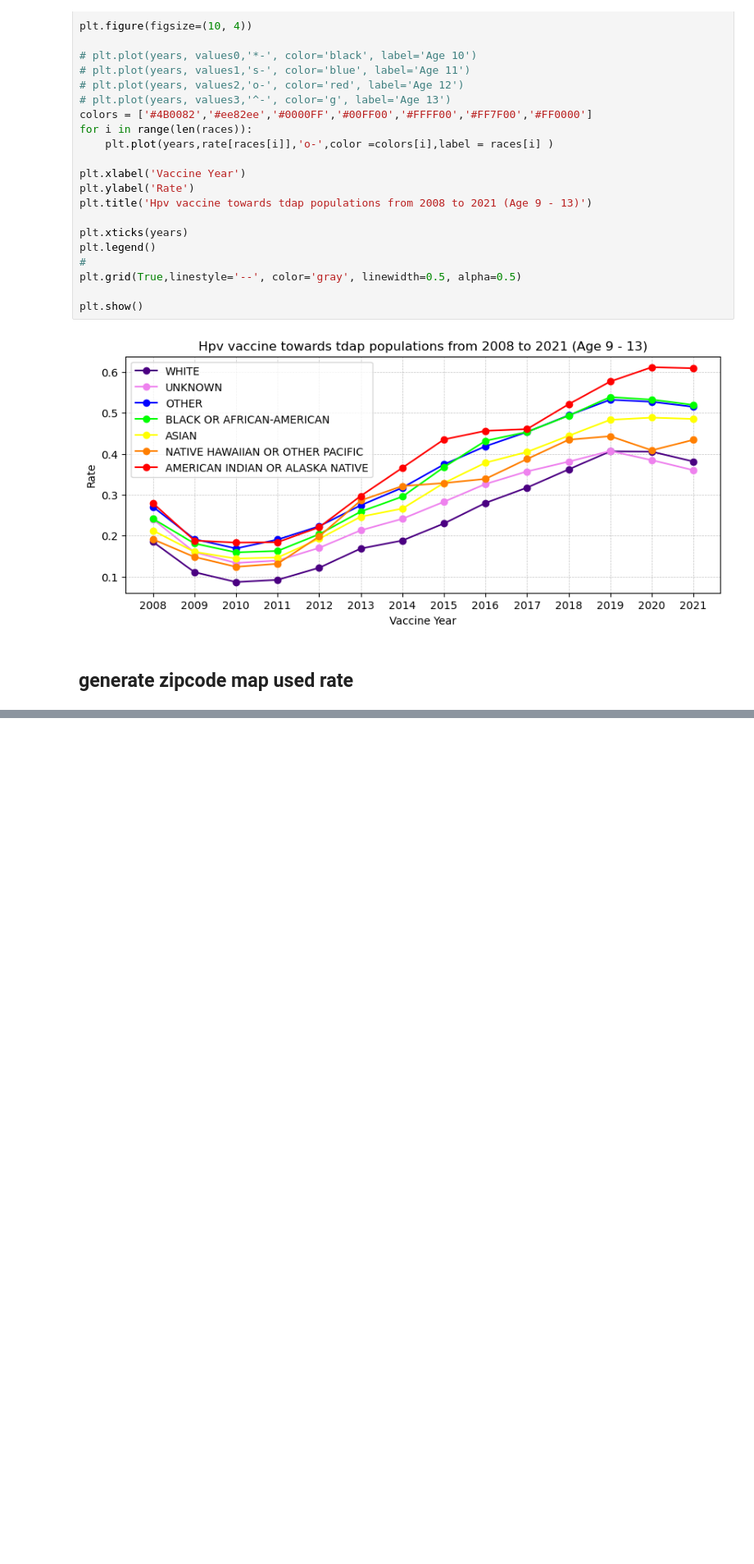
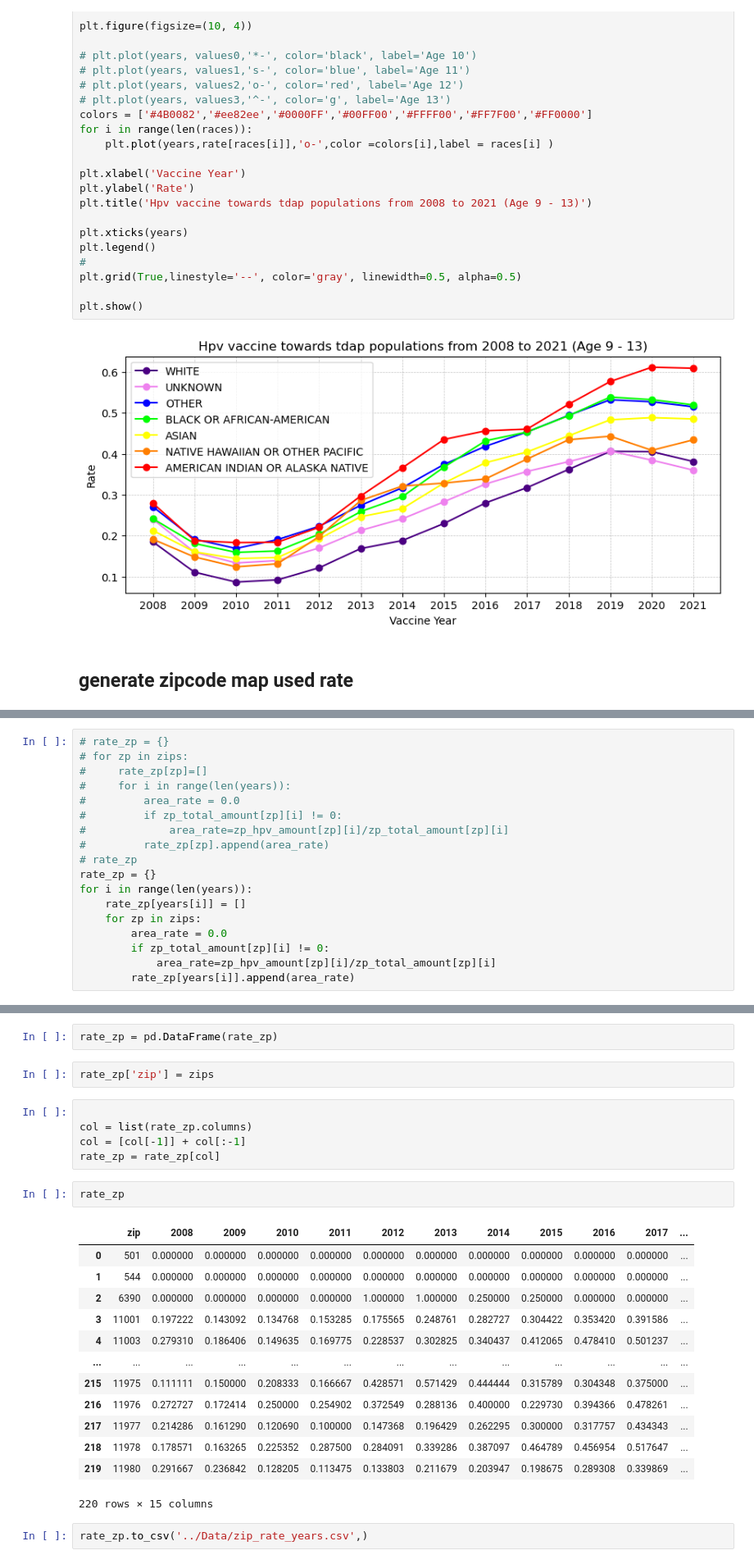
Before and after one commit to ZihanDing/EHR_project, a Jupyter notebook: HpvVaccine/AfterNov28meeting.ipynb, the cells around one changed output, grey strips where cells are left out. Shown: that part at 82% size. Saved outputs shown, nothing was run; the diff lists cells and outputs as text; blank space fills up the shorter version.

```diff
--- a/HpvVaccine/AfterNov28meeting.ipynb
+++ b/HpvVaccine/AfterNov28meeting.ipynb
@@ -682,0 +789,18 @@ plt.show()
+# %%
+# rate_zp = {}
+# for zp in zips:
+#     rate_zp[zp]=[]
+#     for i in range(len(years)):
+#         area_rate = 0.0
+#         if zp_total_amount[zp][i] != 0:
+#             area_rate=zp_hpv_amount[zp][i]/zp_total_amount[zp][i]
+#         rate_zp[zp].append(area_rate)
+# rate_zp
+rate_zp = {}
+for i in range(len(years)):
+    rate_zp[years[i]] = []
+    for zp in zips:
+        area_rate = 0.0
+        if zp_total_amount[zp][i] != 0:
+            area_rate=zp_hpv_amount[zp][i]/zp_total_amount[zp][i]
+        rate_zp[years[i]].append(area_rate)
@@ -682,0 +827,27 @@ plt.show()
+# %%
+rate_zp = pd.DataFrame(rate_zp)
+# %%
+rate_zp['zip'] = zips
+# %%
+
+col = list(rate_zp.columns)
+col = [col[-1]] + col[:-1]
+rate_zp = rate_zp[col]
+# %%
+rate_zp
+# %% [output]
+|  | zip | 2008 | 2009 | 2010 | 2011 | 2012 | 2013 | 2014 | 2015 | 2016 | 2017 | ... |
+| 0 | 501 | 0.000000 | 0.000000 | 0.000000 | 0.000000 | 0.000000 | 0.000000 | 0.000000 | 0.000000 | 0.000000 | 0.000000 | ... |
+| 1 | 544 | 0.000000 | 0.000000 | 0.000000 | 0.000000 | 0.000000 | 0.000000 | 0.000000 | 0.000000 | 0.000000 | 0.000000 | ... |
+| 2 | 6390 | 0.000000 | 0.000000 | 0.000000 | 0.000000 | 1.000000 | 1.000000 | 0.250000 | 0.250000 | 0.000000 | 0.000000 | ... |
+| 3 | 11001 | 0.197222 | 0.143092 | 0.134768 | 0.153285 | 0.175565 | 0.248761 | 0.282727 | 0.304422 | 0.353420 | 0.391586 | ... |
+| 4 | 11003 | 0.279310 | 0.186406 | 0.149635 | 0.169775 | 0.228537 | 0.302825 | 0.340437 | 0.412065 | 0.478410 | 0.501237 | ... |
+| ... | ... | ... | ... | ... | ... | ... | ... | ... | ... | ... | ... | ... |
+| 215 | 11975 | 0.111111 | 0.150000 | 0.208333 | 0.166667 | 0.428571 | 0.571429 | 0.444444 | 0.315789 | 0.304348 | 0.375000 | ... |
+| 216 | 11976 | 0.272727 | 0.172414 | 0.250000 | 0.254902 | 0.372549 | 0.288136 | 0.400000 | 0.229730 | 0.394366 | 0.478261 | ... |
+| 217 | 11977 | 0.214286 | 0.161290 | 0.120690 | 0.100000 | 0.147368 | 0.196429 | 0.262295 | 0.300000 | 0.317757 | 0.434343 | ... |
+| 218 | 11978 | 0.178571 | 0.163265 | 0.225352 | 0.287500 | 0.284091 | 0.339286 | 0.387097 | 0.464789 | 0.456954 | 0.517647 | ... |
+| 219 | 11980 | 0.291667 | 0.236842 | 0.128205 | 0.113475 | 0.133803 | 0.211679 | 0.203947 | 0.198675 | 0.289308 | 0.339869 | ... |
+220 rows × 15 columns
+# %%
+rate_zp.to_csv('../Data/zip_rate_years.csv',)
```
Also changed, not shown: parts of 11 cells of this notebook, 2 other files.
